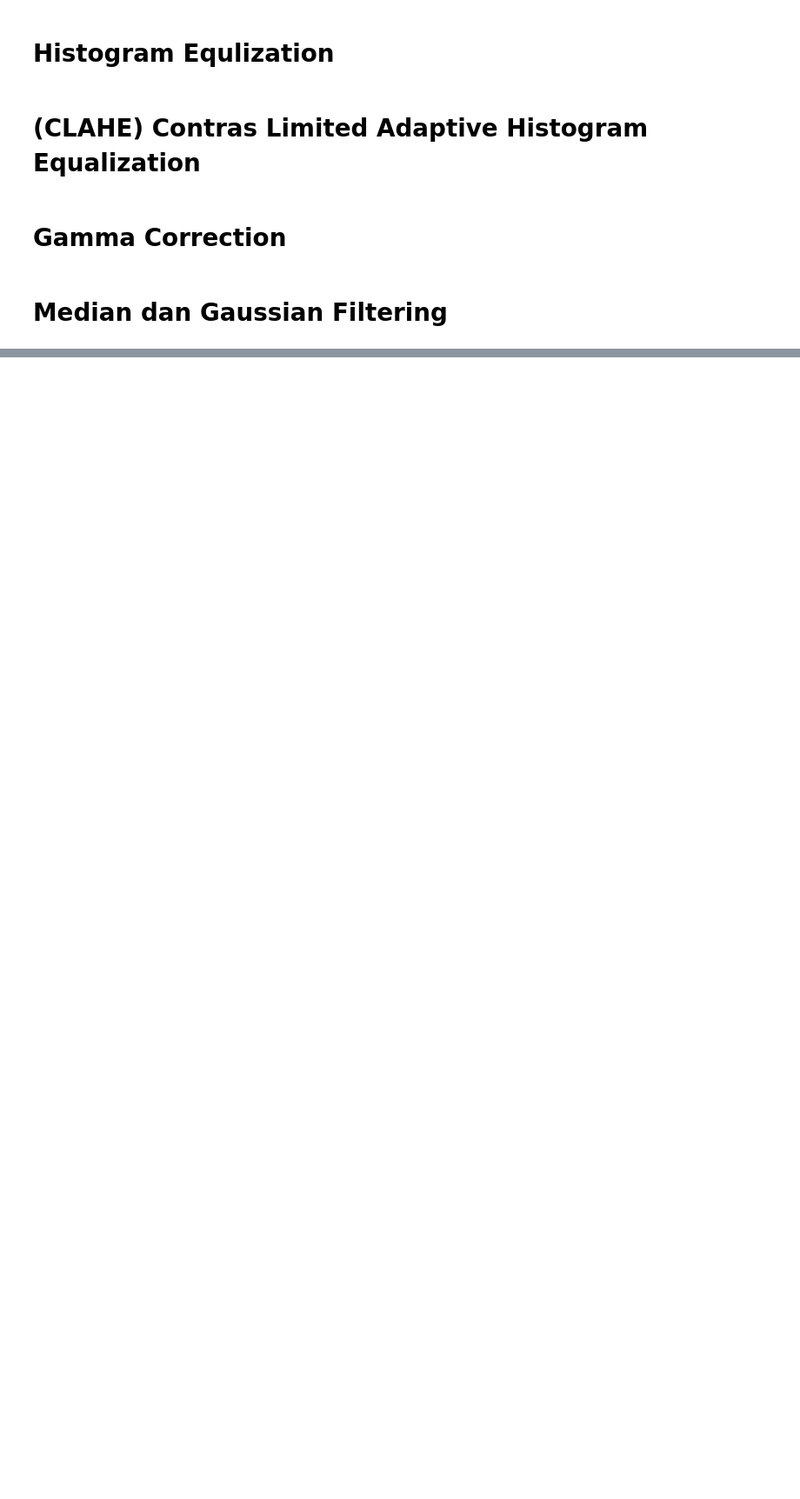
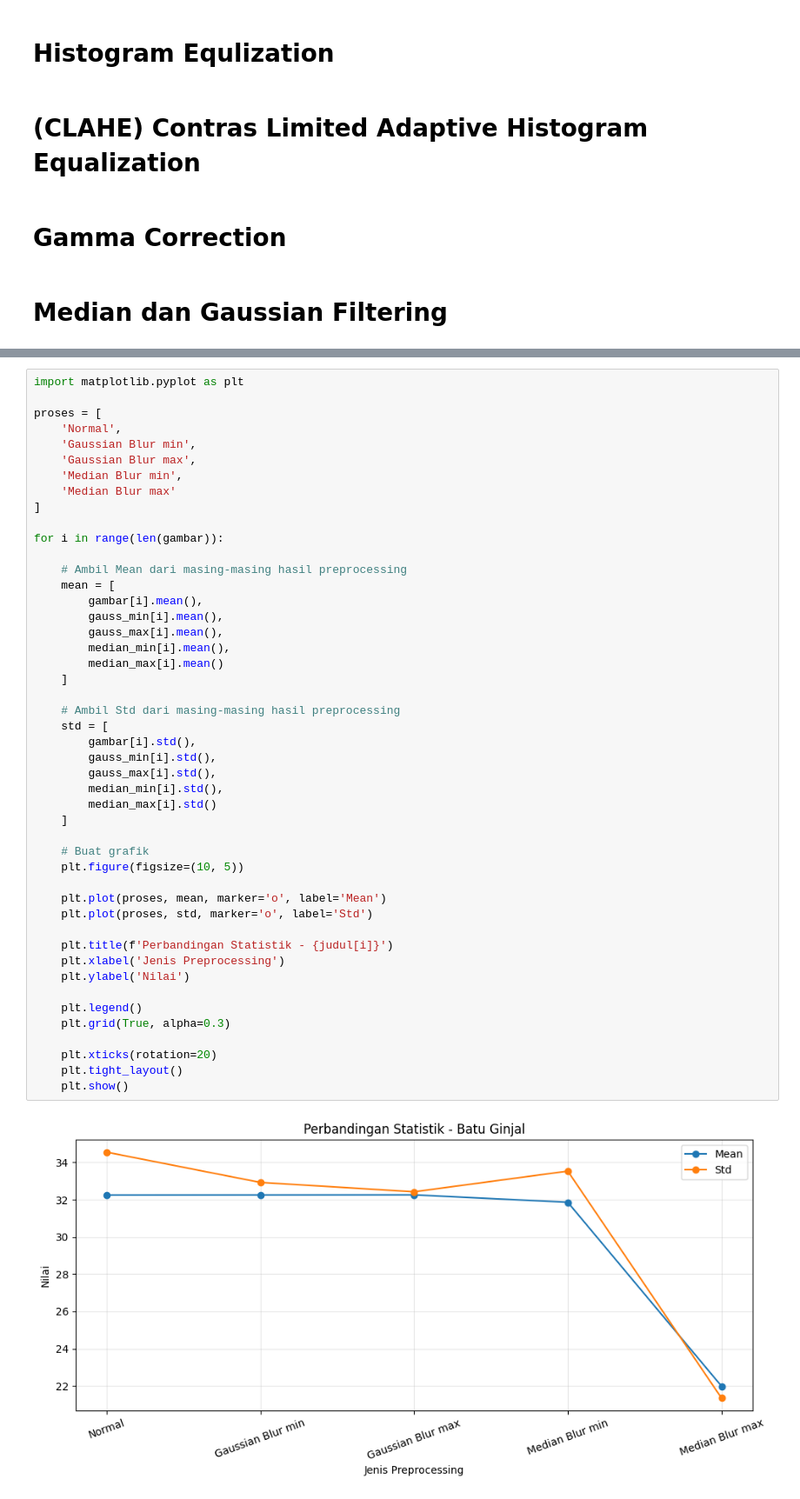
Before and after one commit to EaganKyoji/AI-project, a Jupyter notebook: peningkatan-kualitas-citra-medis.ipynb, the cells around one changed output, grey strips where cells are left out. Shown at 87% size. Saved outputs shown, nothing was run; the diff lists cells and outputs as text; blank space fills up the shorter version.

```diff
--- a/peningkatan-kualitas-citra-medis.ipynb
+++ b/peningkatan-kualitas-citra-medis.ipynb
@@ -77,0 +198,49 @@ plt.show()
+# %%
+import matplotlib.pyplot as plt
+
+proses = [
+    'Normal',
+    'Gaussian Blur min',
+    'Gaussian Blur max',
+    'Median Blur min',
+    'Median Blur max'
+]
+
+for i in range(len(gambar)):
+
+    # Ambil Mean dari masing-masing hasil preprocessing
+    mean = [
+        gambar[i].mean(),
+        gauss_min[i].mean(),
+        gauss_max[i].mean(),
+        median_min[i].mean(),
+        median_max[i].mean()
+    ]
+
+    # Ambil Std dari masing-masing hasil preprocessing
+    std = [
+        gambar[i].std(),
+        gauss_min[i].std(),
+        gauss_max[i].std(),
+        median_min[i].std(),
+        median_max[i].std()
+    ]
+
+    # Buat grafik
+    plt.figure(figsize=(10, 5))
+
+    plt.plot(proses, mean, marker='o', label='Mean')
+    plt.plot(proses, std, marker='o', label='Std')
+
+    plt.title(f'Perbandingan Statistik - {judul[i]}')
+    plt.xlabel('Jenis Preprocessing')
+    plt.ylabel('Nilai')
+
+    plt.legend()
+    plt.grid(True, alpha=0.3)
+
+    plt.xticks(rotation=20)
+    plt.tight_layout()
+    plt.show()
+# %% [output]
+[figure, added]
```
Also changed, not shown: parts of 6 cells of this notebook.
